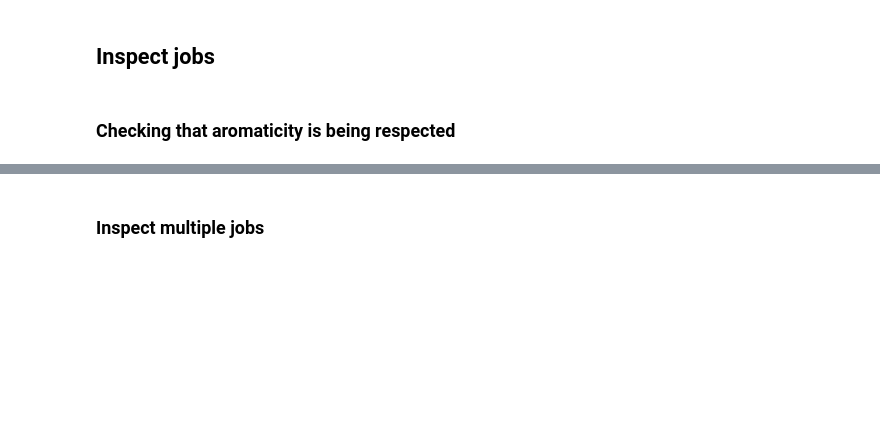
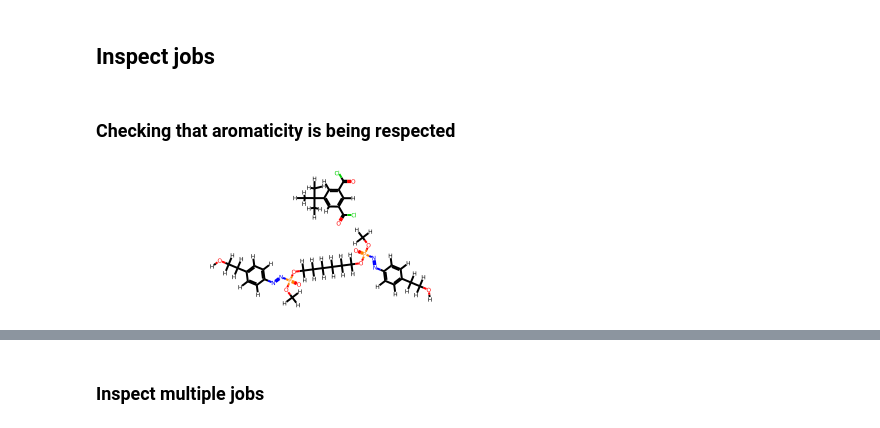
Before and after one commit to jlaw9/2026_polymer_build_workflow, a Jupyter notebook: nrel_signac.ipynb, the cells around one changed output, grey strips where cells are left out. Saved outputs shown, nothing was run; the diff lists cells and outputs as text; code cells hidden in the pictures; blank space fills up the shorter version.

```diff
--- a/nrel_signac.ipynb
+++ b/nrel_signac.ipynb
@@ -38,4 +81,15 @@ project.run(
 # %% [markdown]
 ### Checking that aromaticity is being respected
 # %%
-job = project.open_job(id='ce13320b89716c28e297df8ab26ddc8b')
+job = project.open_job(id='57825dbdb6cab389c8f39ad2db3b4c1d')
+# %%
+from src.project import load_job_rdmol, load_job_rxn
+from rdkit import Chem
+
+rdmol = load_job_rdmol(job)
+reacs = Chem.GetMolFrags(rdmol, asMols=True)
+rxn = load_job_rxn(job)
+# %%
+rdmol
+# %% [output]
+[figure, added]
```
Also changed, not shown: parts of 6 cells of this notebook.
